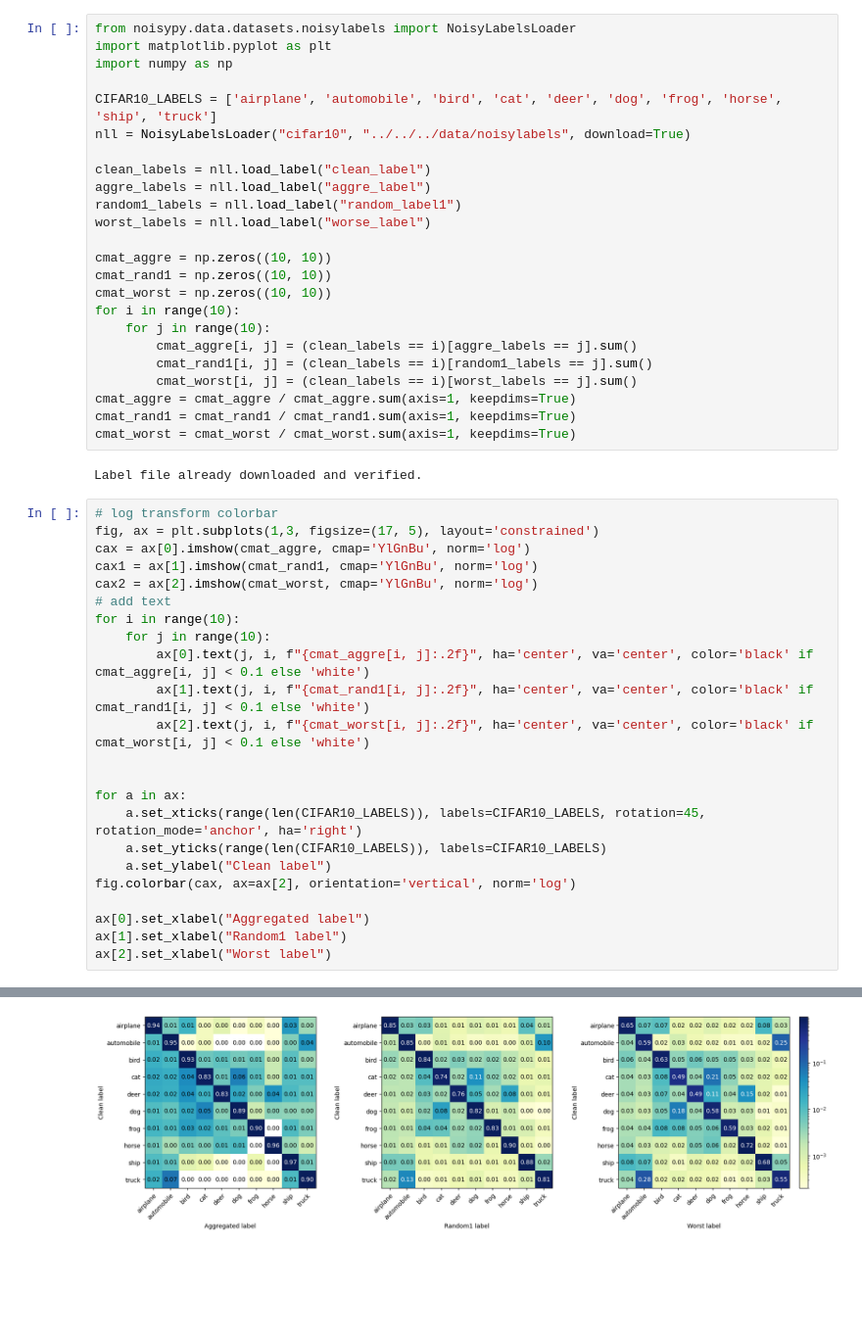
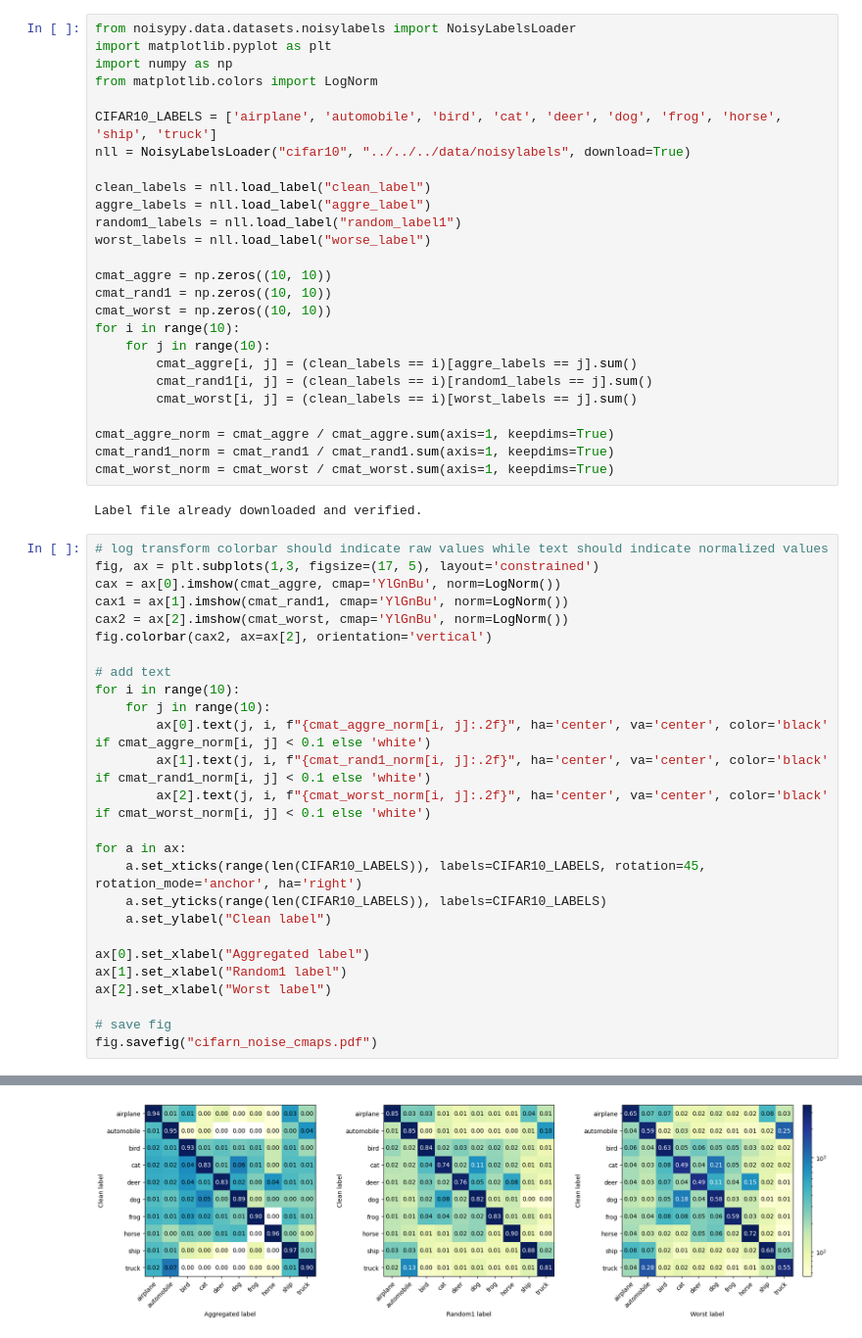
Before and after one commit to KlemenVovk/noisy-labels, a Jupyter notebook: src/reproducibility/dataset_noise/dataset_noise.ipynb, the cells around one changed output, grey strips where cells are left out. Shown at 98% size. Cells and saved outputs as stored; diff of their text form; blank space fills up the shorter version.

Commit message:
Fix: colorbar scaling.

```diff
--- a/src/reproducibility/dataset_noise/dataset_noise.ipynb
+++ b/src/reproducibility/dataset_noise/dataset_noise.ipynb
@@ -2,6 +2,7 @@
 from noisypy.data.datasets.noisylabels import NoisyLabelsLoader
 import matplotlib.pyplot as plt
 import numpy as np
+from matplotlib.colors import LogNorm
 
 CIFAR10_LABELS = ['airplane', 'automobile', 'bird', 'cat', 'deer', 'dog', 'frog', 'horse', 'ship', 'truck']
 nll = NoisyLabelsLoader("cifar10", "../../../data/noisylabels", download=True)
@@ -19,32 +20,36 @@ for i in range(10):
         cmat_aggre[i, j] = (clean_labels == i)[aggre_labels == j].sum()
         cmat_rand1[i, j] = (clean_labels == i)[random1_labels == j].sum()
         cmat_worst[i, j] = (clean_labels == i)[worst_labels == j].sum()
-cmat_aggre = cmat_aggre / cmat_aggre.sum(axis=1, keepdims=True)
-cmat_rand1 = cmat_rand1 / cmat_rand1.sum(axis=1, keepdims=True)
-cmat_worst = cmat_worst / cmat_worst.sum(axis=1, keepdims=True)
+
+cmat_aggre_norm = cmat_aggre / cmat_aggre.sum(axis=1, keepdims=True)
+cmat_rand1_norm = cmat_rand1 / cmat_rand1.sum(axis=1, keepdims=True)
+cmat_worst_norm = cmat_worst / cmat_worst.sum(axis=1, keepdims=True)
 # %% [output]
 Label file already downloaded and verified.
 # %%
-# log transform colorbar
+# log transform colorbar should indicate raw values while text should indicate normalized values
 fig, ax = plt.subplots(1,3, figsize=(17, 5), layout='constrained')
-cax = ax[0].imshow(cmat_aggre, cmap='YlGnBu', norm='log')
-cax1 = ax[1].imshow(cmat_rand1, cmap='YlGnBu', norm='log')
-cax2 = ax[2].imshow(cmat_worst, cmap='YlGnBu', norm='log')
+cax = ax[0].imshow(cmat_aggre, cmap='YlGnBu', norm=LogNorm())
+cax1 = ax[1].imshow(cmat_rand1, cmap='YlGnBu', norm=LogNorm())
+cax2 = ax[2].imshow(cmat_worst, cmap='YlGnBu', norm=LogNorm())
+fig.colorbar(cax2, ax=ax[2], orientation='vertical')
+
 # add text
 for i in range(10):
     for j in range(10):
-        ax[0].text(j, i, f"{cmat_aggre[i, j]:.2f}", ha='center', va='center', color='black' if cmat_aggre[i, j] < 0.1 else 'white')
-        ax[1].text(j, i, f"{cmat_rand1[i, j]:.2f}", ha='center', va='center', color='black' if cmat_rand1[i, j] < 0.1 else 'white')
-        ax[2].text(j, i, f"{cmat_worst[i, j]:.2f}", ha='center', va='center', color='black' if cmat_worst[i, j] < 0.1 else 'white')
-
+        ax[0].text(j, i, f"{cmat_aggre_norm[i, j]:.2f}", ha='center', va='center', color='black' if cmat_aggre_norm[i, j] < 0.1 else 'white')
+        ax[1].text(j, i, f"{cmat_rand1_norm[i, j]:.2f}", ha='center', va='center', color='black' if cmat_rand1_norm[i, j] < 0.1 else 'white')
+        ax[2].text(j, i, f"{cmat_worst_norm[i, j]:.2f}", ha='center', va='center', color='black' if cmat_worst_norm[i, j] < 0.1 else 'white')
 
 for a in ax:
     a.set_xticks(range(len(CIFAR10_LABELS)), labels=CIFAR10_LABELS, rotation=45, rotation_mode='anchor', ha='right')
     a.set_yticks(range(len(CIFAR10_LABELS)), labels=CIFAR10_LABELS)
     a.set_ylabel("Clean label")
-fig.colorbar(cax, ax=ax[2], orientation='vertical', norm='log')
 
 ax[0].set_xlabel("Aggregated label")
 ax[1].set_xlabel("Random1 label")
 ax[2].set_xlabel("Worst label")
+
+# save fig
+fig.savefig("cifarn_noise_cmaps.pdf")
 # %% [output]
@@ -52 +56 @@ Text(0.5, 0, 'Worst label')
-[figure, old version]
+[figure, new version]
```
Also changed, not shown: parts of 1 cell of this notebook, 1 other file.
